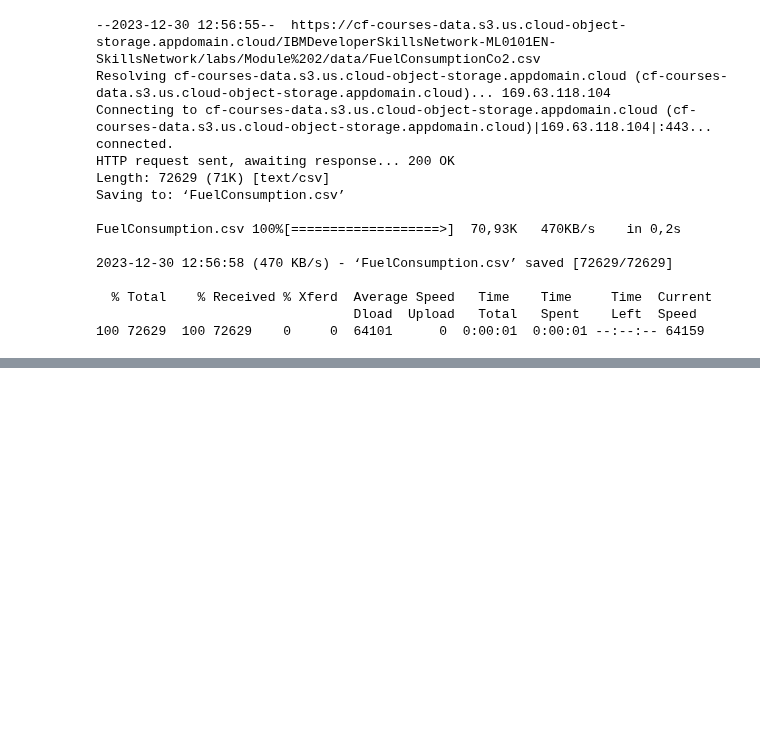
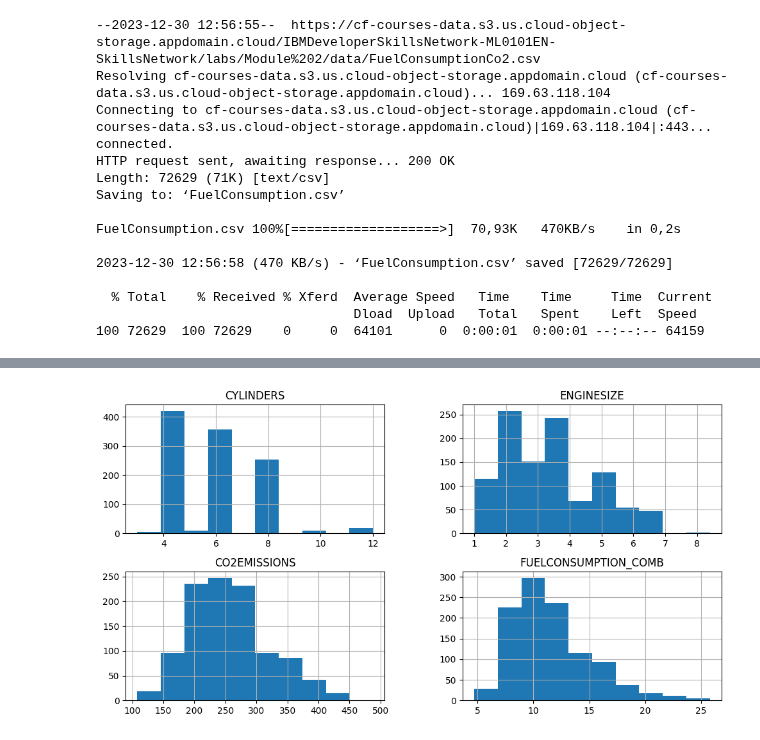
Before and after one commit to Ada-Lovelace-Akademi/data-science, a Jupyter notebook: week-6/6-example.ipynb, the cells around one changed output, grey strips where cells are left out. Saved outputs shown, nothing was run; the diff lists cells and outputs as text; code cells hidden in the pictures; blank space fills up the shorter version.

```diff
--- a/week-6/6-example.ipynb
+++ b/week-6/6-example.ipynb
@@ -23,3 +23,5 @@ FuelConsumption.csv 100%[===================>]  70,93K   470KB/s    in 0,2s
   % Total    % Received % Xferd  Average Speed   Time    Time     Time  Current
                                  Dload  Upload   Total   Spent    Left  Speed
 100 72629  100 72629    0     0  64101      0  0:00:01  0:00:01 --:--:-- 64159
+# %%
+df = pd.read_csv("FuelConsumption.csv")
@@ -25,0 +49,2 @@ FuelConsumption.csv 100%[===================>]  70,93K   470KB/s    in 0,2s
+# %%
+cdf = df[['ENGINESIZE','CYLINDERS','FUELCONSUMPTION_COMB','CO2EMISSIONS']]
@@ -25,0 +65,8 @@ FuelConsumption.csv 100%[===================>]  70,93K   470KB/s    in 0,2s
+# %%
+plt.rcParams['figure.figsize'] = (12,6)
+
+viz = cdf[['CYLINDERS','ENGINESIZE','CO2EMISSIONS','FUELCONSUMPTION_COMB']]
+viz.hist()
+plt.show()
+# %% [output]
+[figure, added]
```
Also changed, not shown: parts of 15 cells of this notebook.
